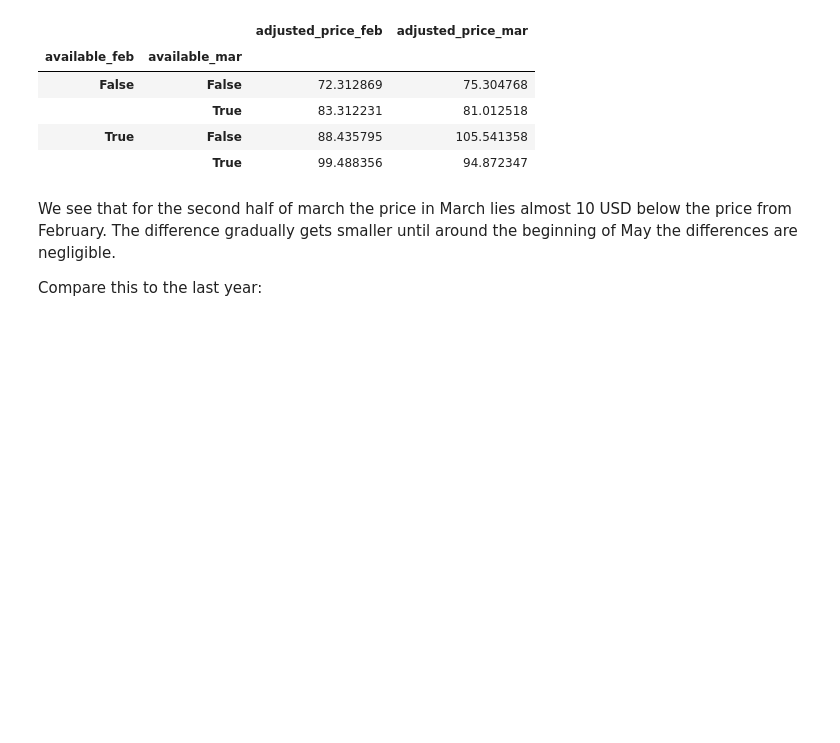
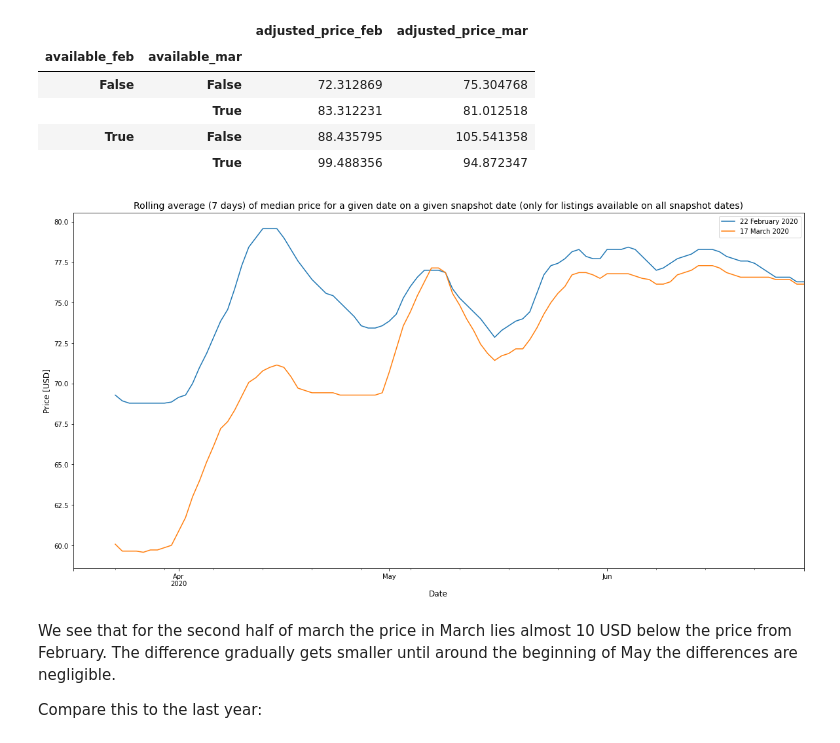
Before and after one commit to mkoeberl/blog, a Jupyter notebook: Airbnb_exploration.ipynb, the cells around one changed output. Drawn from its saved outputs; the diff is of its cells as text; code cells hidden in the pictures; blank space fills up the shorter version.

```diff
--- a/Airbnb_exploration.ipynb
+++ b/Airbnb_exploration.ipynb
@@ -203,14 +215,17 @@ calendar_20_join.groupby(['available_feb','available_mar'])[['adjusted_price_feb
 | True | False | 88.435795 | 105.541358 |
 |  | True | 99.488356 | 94.872347 |
 # %%
-mask = calendar_20_join['available_feb'] & calendar_join['available_mar']
+mask = calendar_20_join['available_feb'] & calendar_20_join['available_mar']
 plt.figure(figsize=(20,10))
-calendar_20_join[mask].groupby('date')['adjusted_price_feb'].median().rolling(7).mean().plot(label='22 February 2020', color='blue')
-calendar_20_join[mask].groupby('date')['adjusted_price_mar'].median().rolling(7).mean().plot(label='17 March 2020', color='orange')
+calendar_20_join[mask].groupby('date')['adjusted_price_feb'].median().rolling(7).mean().plot(label='22 February 2020')
+calendar_20_join[mask].groupby('date')['adjusted_price_mar'].median().rolling(7).mean().plot(label='17 March 2020')
 plt.legend()
 plt.ylabel('Price [USD]')
 plt.xlabel('Date')
-plt.title('Rolling average (7 days) of median price for a given date on a given snapshot date (only for listings available on all snapshot dates)');
+plt.title('Rolling average (7 days) of median price for a given date on a given snapshot date (only for listings available on all snapshot dates)')
+plt.savefig('plots/prices_2020.png');
+# %% [output]
+[figure, added]
 # %% [markdown]
 We see that for the second half of march the price in March lies almost 10 USD below the price from February. The difference gradually gets smaller until around the beginning of May the differences are negligible.
 
```
Also changed, not shown: parts of 8 cells of this notebook, 1 other file.
